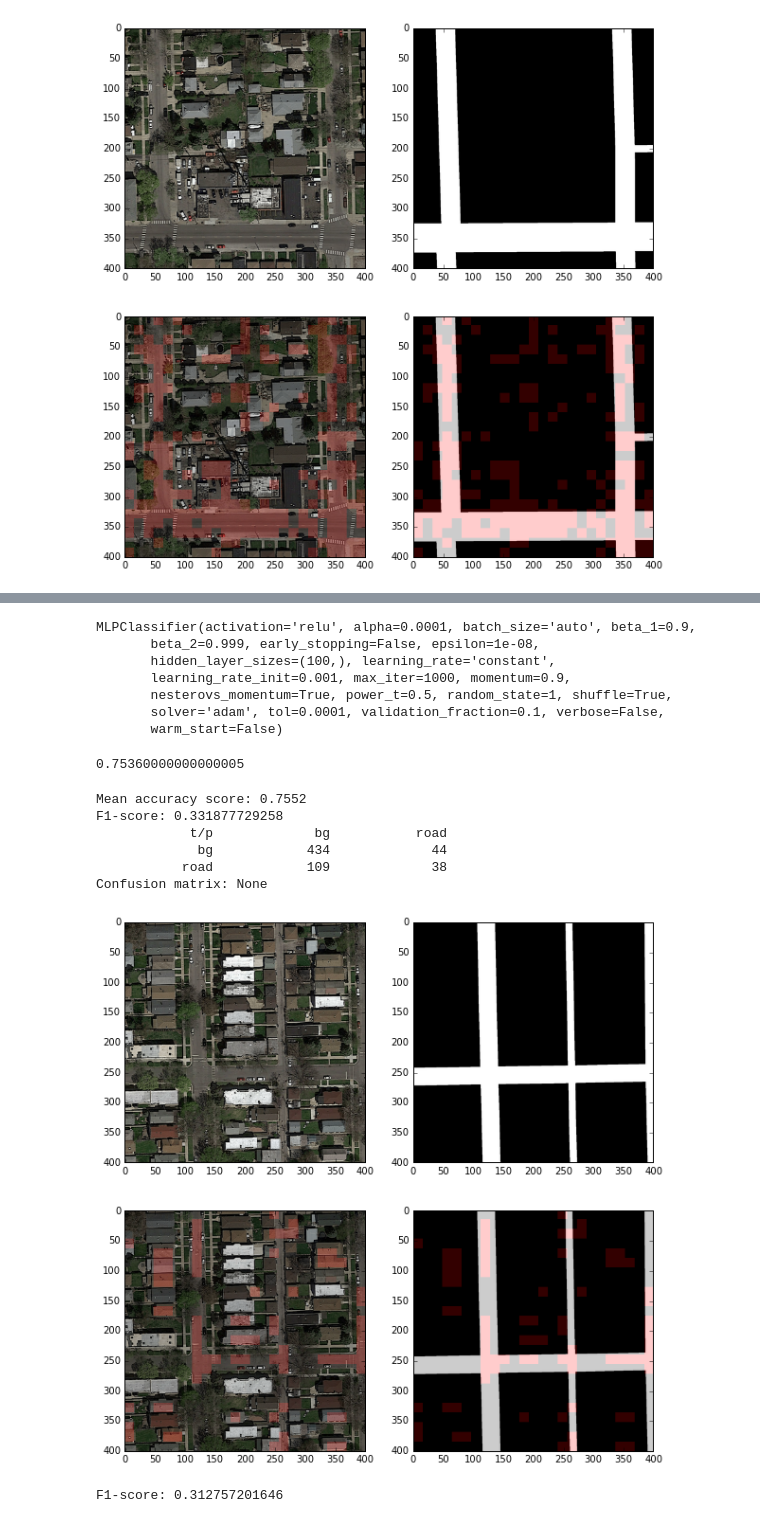
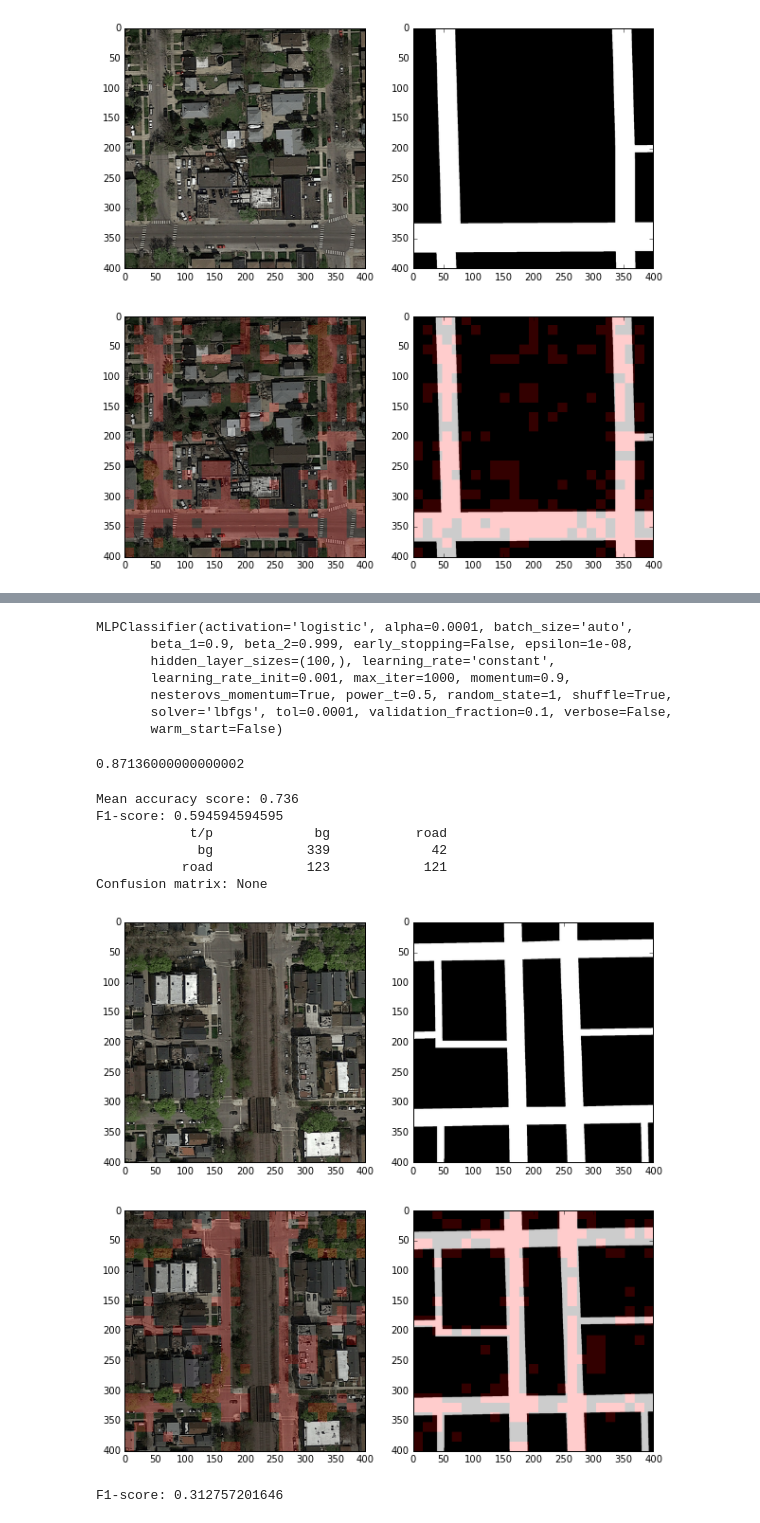
Before and after one commit to PaluchowskiMatthew/MachineLearning, a Jupyter notebook: Projects/project2/project_road_segmentation/Marie's segment_aerial_images.ipynb, the cells around one changed output, grey strips where cells are left out. Saved outputs shown, nothing was run; the diff lists cells and outputs as text; code cells hidden in the pictures.

Commit message:
MLPClassifier test

```diff
--- a/Projects/project2/project_road_segmentation/Marie's segment_aerial_images.ipynb
+++ b/Projects/project2/project_road_segmentation/Marie's segment_aerial_images.ipynb
@@ -163,38 +189,44 @@ Confusion matrix: None
 # %%
 from sklearn.neural_network import MLPClassifier
+# %%
+from sklearn.preprocessing import StandardScaler
+scaler = StandardScaler()
+scaler.fit(X)
+X_train = scaler.transform(X)
 # %%
-clf = MLPClassifier(random_state=1, max_iter=1000)
-clf.fit(X, Y)
+clf = MLPClassifier(random_state=1, max_iter=1000, solver='lbfgs', activation='logistic')
+clf.fit(X_train, Y)
 # %% [output]
-MLPClassifier(activation='relu', alpha=0.0001, batch_size='auto', beta_1=0.9,
-       beta_2=0.999, early_stopping=False, epsilon=1e-08,
+MLPClassifier(activation='logistic', alpha=0.0001, batch_size='auto',
+       beta_1=0.9, beta_2=0.999, early_stopping=False, epsilon=1e-08,
        hidden_layer_sizes=(100,), learning_rate='constant',
        learning_rate_init=0.001, max_iter=1000, momentum=0.9,
        nesterovs_momentum=True, power_t=0.5, random_state=1, shuffle=True,
-       solver='adam', tol=0.0001, validation_fraction=0.1, verbose=False,
+       solver='lbfgs', tol=0.0001, validation_fraction=0.1, verbose=False,
        warm_start=False)
 # %%
-clf.score(X,Y)
+clf.score(X_train,Y)
 # %% [output]
-0.75360000000000005
+0.87136000000000002
 # %%
-img_idx = 65
+img_idx = 81
 img, gt, Yi, Xi = extract_img_features_new(img_idx, extract_features_edge)
 poly = PolynomialFeatures(3)
 Xi = poly.fit_transform(Xi)
+Xi = scaler.transform(Xi)
 Zi = clf.predict(Xi)
 print('Mean accuracy score:', clf.score(Xi,Yi))
 print('F1-score:', f1_score(Yi,Zi))
 print('Confusion matrix:', pretty_confusion(["bg", "road"], Yi, Zi))
 display_prediction_alt(img, gt, 16, Zi)
 # %% [output]
-Mean accuracy score: 0.7552
-F1-score: 0.331877729258
+Mean accuracy score: 0.736
+F1-score: 0.594594594595
             t/p             bg           road
-             bg            434             44
-           road            109             38
+             bg            339             42
+           road            123            121
 Confusion matrix: None
-[figure, old version]
+[figure, new version]
 # %%
 from skimage.morphology import *
 Zi_c = binary_closing(Zi)
```
Also changed, not shown: parts of 5 cells of this notebook, 1 other file.
